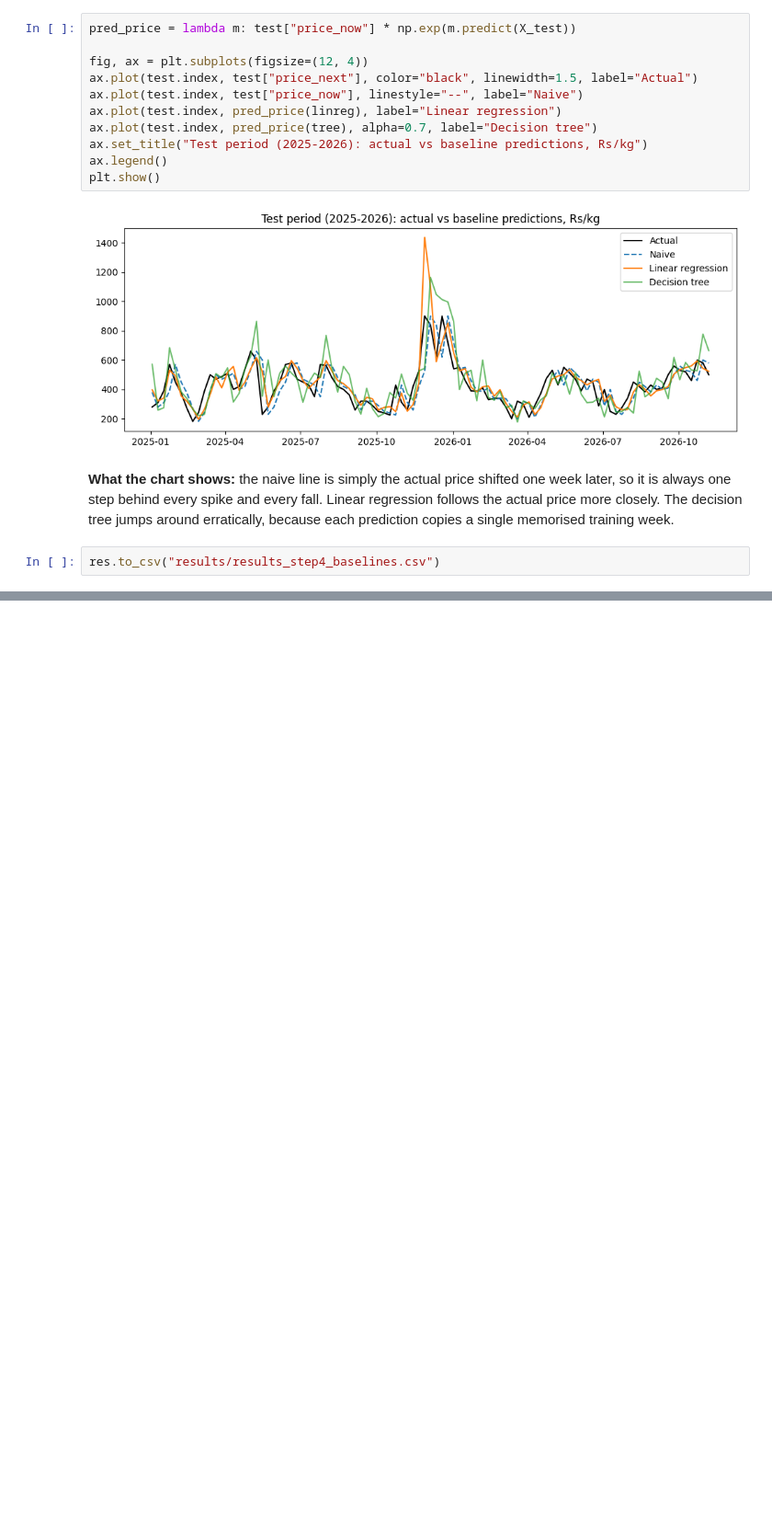
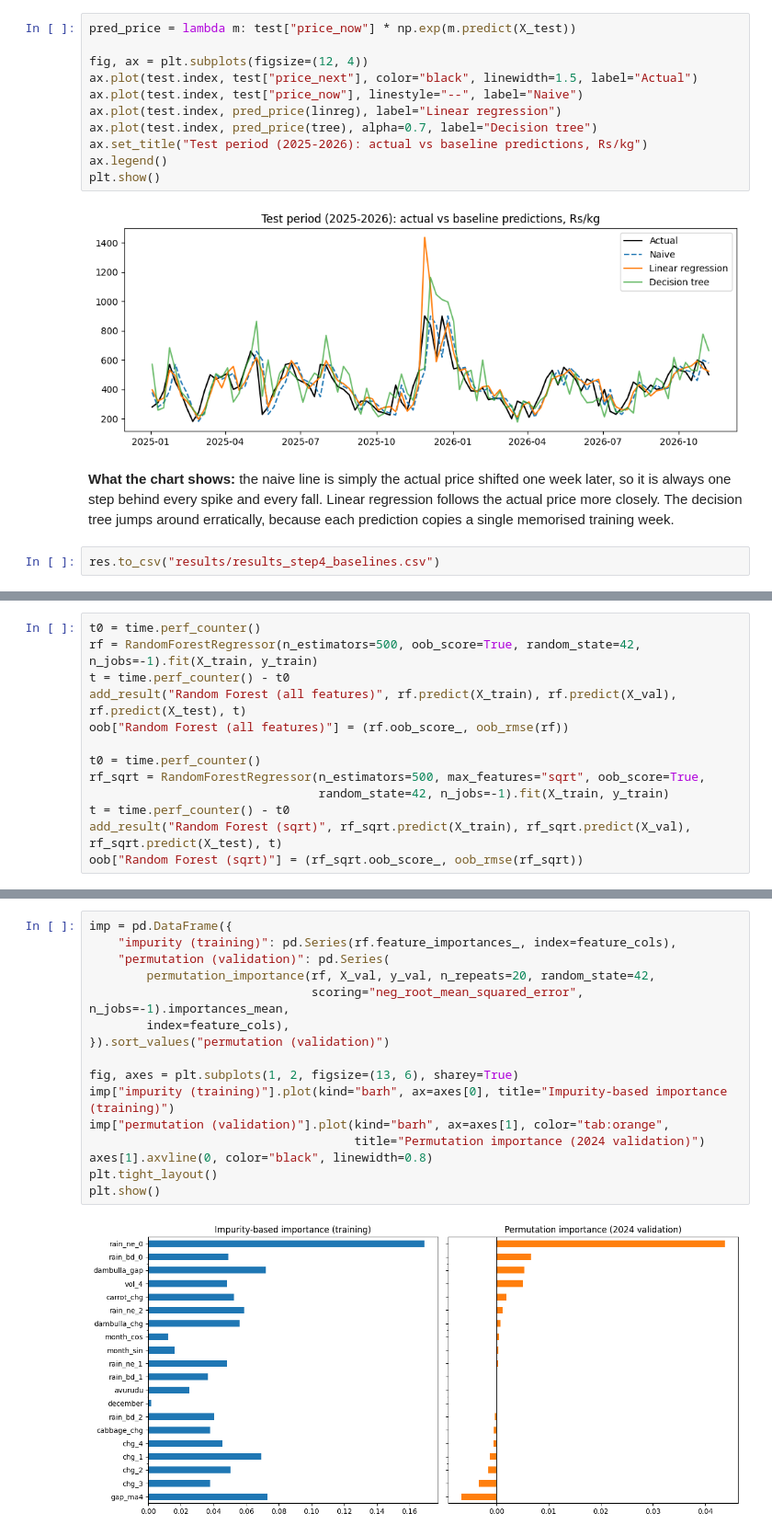
Before and after one commit to renulucshmi/pettah-beans-price-forecast, a Jupyter notebook: ensemble_assignment.ipynb, the cells around one changed output, grey strips where cells are left out. Shown at 92% size. Saved outputs shown, nothing was run; the diff lists cells and outputs as text; blank space fills up the shorter version.

```diff
--- a/ensemble_assignment.ipynb
+++ b/ensemble_assignment.ipynb
@@ -601,0 +642,13 @@ res.to_csv("results/results_step4_baselines.csv")
+# %%
+t0 = time.perf_counter()
+rf = RandomForestRegressor(n_estimators=500, oob_score=True, random_state=42, n_jobs=-1).fit(X_train, y_train)
+t = time.perf_counter() - t0
+add_result("Random Forest (all features)", rf.predict(X_train), rf.predict(X_val), rf.predict(X_test), t)
+oob["Random Forest (all features)"] = (rf.oob_score_, oob_rmse(rf))
+
+t0 = time.perf_counter()
+rf_sqrt = RandomForestRegressor(n_estimators=500, max_features="sqrt", oob_score=True,
+                                random_state=42, n_jobs=-1).fit(X_train, y_train)
+t = time.perf_counter() - t0
+add_result("Random Forest (sqrt)", rf_sqrt.predict(X_train), rf_sqrt.predict(X_val), rf_sqrt.predict(X_test), t)
+oob["Random Forest (sqrt)"] = (rf_sqrt.oob_score_, oob_rmse(rf_sqrt))
@@ -601,0 +746,18 @@ res.to_csv("results/results_step4_baselines.csv")
+# %%
+imp = pd.DataFrame({
+    "impurity (training)": pd.Series(rf.feature_importances_, index=feature_cols),
+    "permutation (validation)": pd.Series(
+        permutation_importance(rf, X_val, y_val, n_repeats=20, random_state=42,
+                               scoring="neg_root_mean_squared_error", n_jobs=-1).importances_mean,
+        index=feature_cols),
+}).sort_values("permutation (validation)")
+
+fig, axes = plt.subplots(1, 2, figsize=(13, 6), sharey=True)
+imp["impurity (training)"].plot(kind="barh", ax=axes[0], title="Impurity-based importance (training)")
+imp["permutation (validation)"].plot(kind="barh", ax=axes[1], color="tab:orange",
+                                     title="Permutation importance (2024 validation)")
+axes[1].axvline(0, color="black", linewidth=0.8)
+plt.tight_layout()
+plt.show()
+# %% [output]
+[figure, added]
```
Also changed, not shown: parts of 18 cells of this notebook, 1 other file.
